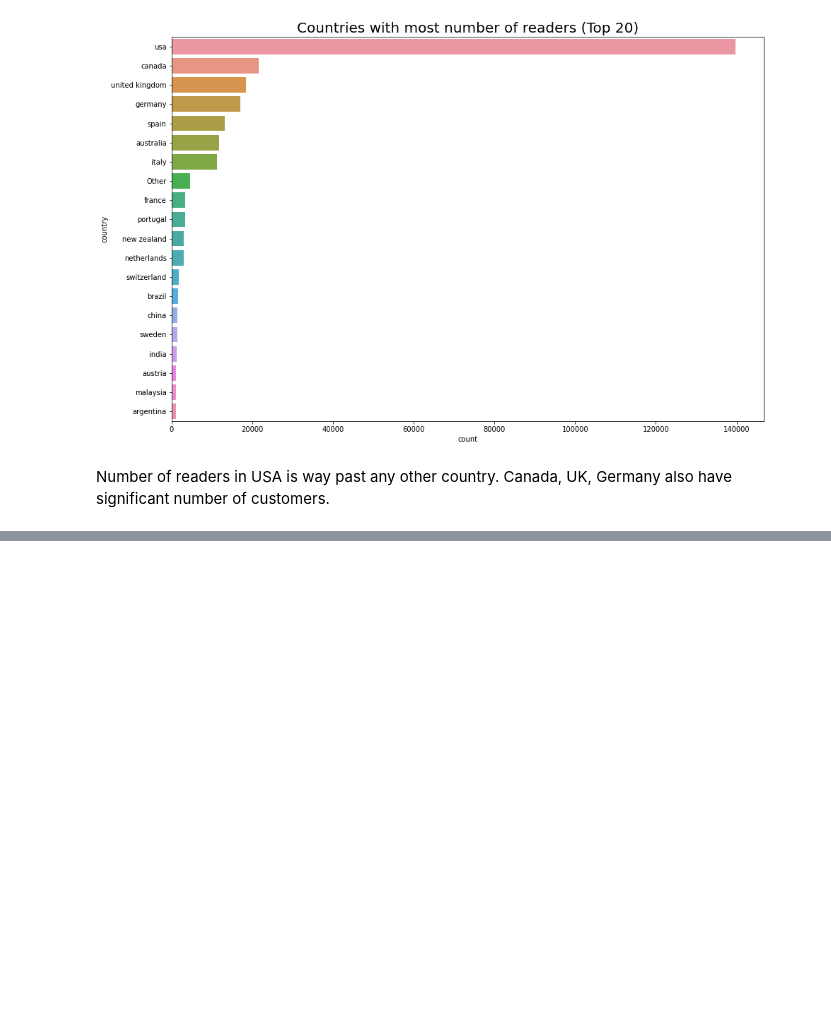
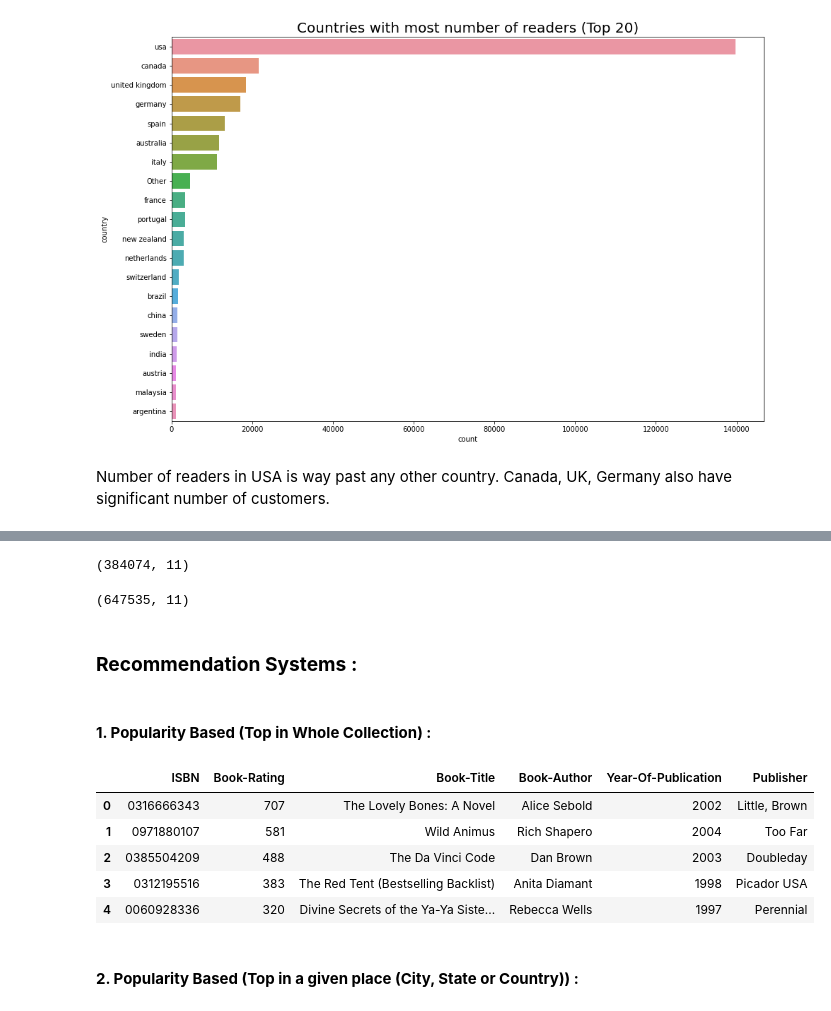
Before and after one commit to Subhajit53/Book-Recommendation-System, a Jupyter notebook: Book_Recommendation_System_Colab_Notebook.ipynb, the cells around one changed output, grey strips where cells are left out. Cells and saved outputs as stored; diff of their text form; code cells hidden in the pictures; blank space fills up the shorter version.

Commit message:
Building basic recommendation systems

```diff
--- a/Book_Recommendation_System_Colab_Notebook.ipynb
+++ b/Book_Recommendation_System_Colab_Notebook.ipynb
@@ -507,0 +510,40 @@ Number of readers in USA is way past any other country. Canada, UK, Germany also
+# %%
+## Explicit Ratings Dataset
+dataset1 = dataset[dataset['Book-Rating'] != 0]
+dataset1 = dataset1.reset_index(drop = True)
+dataset1.shape
+# %% [output]
+(384074, 11)
+# %%
+## Implicit Ratings Dataset
+dataset2 = dataset[dataset['Book-Rating'] == 0]
+dataset2 = dataset2.reset_index(drop = True)
+dataset2.shape
+# %% [output]
+(647535, 11)
+# %% [markdown]
+### **Recommendation Systems :**
+# %% [markdown]
+#### **1. Popularity Based (Top in Whole Collection) :**
+# %%
+def popularity_based(dataframe, n):
+  '''Takes dataframe and number of books to recommend as input and returns a dataframe consisting of recommended books'''
+  if n >= 1 and n <= len(dataframe): # Checking if given number of book is in range 1 and length of the dataframe
+    data = pd.DataFrame(dataframe.groupby('ISBN')['Book-Rating'].count()).sort_values('Book-Rating', ascending=False).head(n) # Getting top n rated books (ISBNs)
+    result = pd.merge(data, books, on='ISBN') # Merging output data of highest rated books and books dataset
+    return result
+  else:
+    return "Invalid number of books entered!!"
+# %%
+# Hands-on recommendation
+number_of_books =  5#@param {type:"integer"}
+popularity_based(dataset1, number_of_books)
+# %% [output]
+|  | ISBN | Book-Rating | Book-Title | Book-Author | Year-Of-Publication | Publisher |
+| 0 | 0316666343 | 707 | The Lovely Bones: A Novel | Alice Sebold | 2002 | Little, Brown |
+| 1 | 0971880107 | 581 | Wild Animus | Rich Shapero | 2004 | Too Far |
+| 2 | 0385504209 | 488 | The Da Vinci Code | Dan Brown | 2003 | Doubleday |
+| 3 | 0312195516 | 383 | The Red Tent (Bestselling Backlist) | Anita Diamant | 1998 | Picador USA |
+| 4 | 0060928336 | 320 | Divine Secrets of the Ya-Ya Siste... | Rebecca Wells | 1997 | Perennial |
+# %% [markdown]
+#### **2. Popularity Based (Top in a given place (City, State or Country)) :**
```
Also changed, not shown: parts of 9 cells of this notebook.
